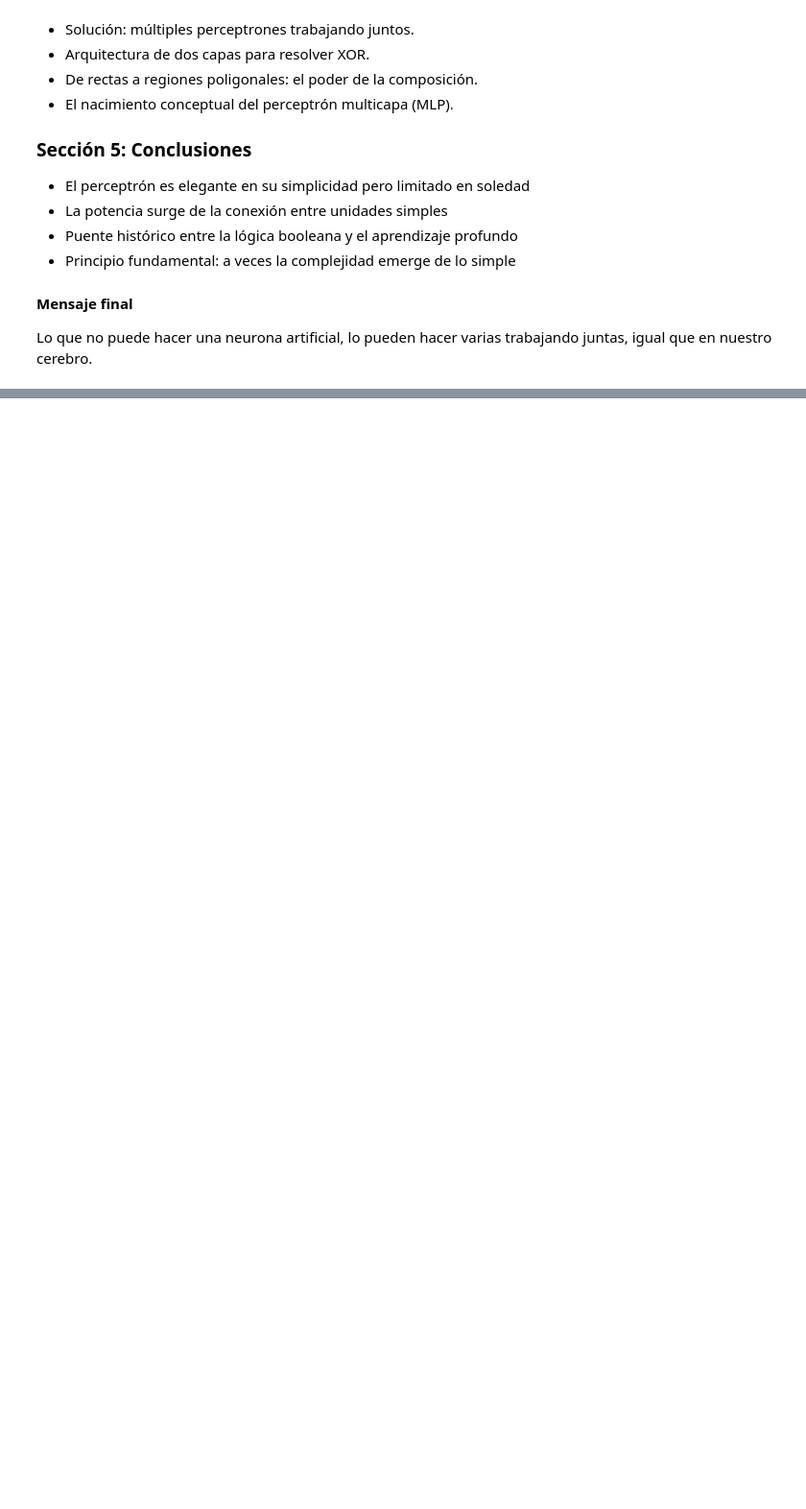
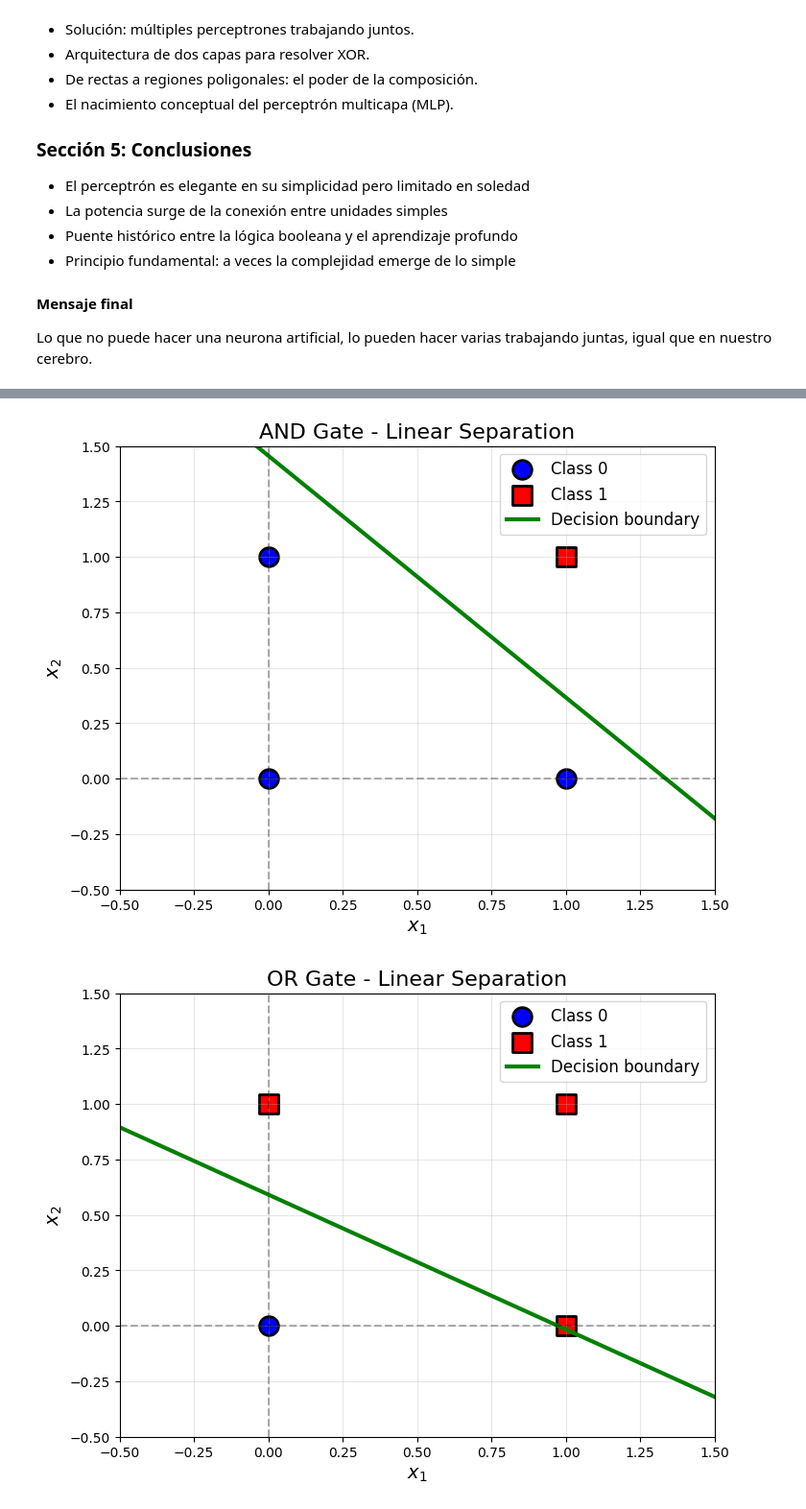
Before and after one commit to financieras/articulos, a Jupyter notebook: El_perceptron.ipynb, the cells around one changed output, grey strips where cells are left out. Shown at 96% size. Drawn from its saved outputs; the diff is of its cells as text; code cells hidden in the pictures; blank space fills up the shorter version.

```diff
--- a/El_perceptron.ipynb
+++ b/El_perceptron.ipynb
@@ -46,0 +398,19 @@ Lo que no puede hacer una neurona artificial, lo pueden hacer varias trabajando
+# %%
+# Training data for OR gate
+X_or = np.array([
+    [0, 0],
+    [0, 1],
+    [1, 0],
+    [1, 1]
+])
+y_or = np.array([0, 1, 1, 1])
+
+# Create and train perceptron
+perceptron_or = PerceptronWithLearning(n_inputs=2, learning_rate=0.1)
+errors_or = perceptron_or.train(X_or, y_or, epochs=100)
+
+# Test the trained perceptron
+print("\nOR Gate - Predictions:")
+for x, y_true in zip(X_or, y_or):
+    y_pred = perceptron_or.predict(x)
+    print(f"Input: {x} | True: {y_true} | Predicted: {y_pred}")
@@ -46,0 +429,49 @@ Lo que no puede hacer una neurona artificial, lo pueden hacer varias trabajando
+# %%
+import matplotlib.pyplot as plt
+
+def plot_decision_boundary(perceptron, X, y, title):
+    """
+    Plot the decision boundary learned by the perceptron.
+
+    Args:
+        perceptron: Trained perceptron
+        X: Input data
+        y: True labels
+        title: Plot title
+    """
+    plt.figure(figsize=(8, 6))
+
+    # Plot data points
+    for i, label in enumerate([0, 1]):
+        mask = y == label
+        marker = 'o' if label == 0 else 's'
+        color = 'blue' if label == 0 else 'red'
+        plt.scatter(X[mask, 0], X[mask, 1],
+                   c=color, s=200, marker=marker,
+                   label=f'Class {label}', edgecolors='k', linewidth=2)
+
+    # Plot decision boundary
+    x1_vals = np.linspace(-0.5, 1.5, 100)
+    # Solve for x2: w1*x1 + w2*x2 + b = 0
+    if perceptron.weights[1] != 0:
+        x2_vals = -(perceptron.weights[0] * x1_vals + perceptron.bias) / perceptron.weights[1]
+        plt.plot(x1_vals, x2_vals, 'g-', linewidth=3, label='Decision boundary')
+
+    plt.xlabel('$x_1$', fontsize=14)
+    plt.ylabel('$x_2$', fontsize=14)
+    plt.title(title, fontsize=16)
+    plt.legend(fontsize=12)
+    plt.grid(True, alpha=0.3)
+    plt.xlim(-0.5, 1.5)
+    plt.ylim(-0.5, 1.5)
+    plt.axhline(0, color='k', linestyle='--', alpha=0.3)
+    plt.axvline(0, color='k', linestyle='--', alpha=0.3)
+
+    plt.show()
+
+# Visualize both gates
+plot_decision_boundary(perceptron_and, X_and, y_and, 'AND Gate - Linear Separation')
+plot_decision_boundary(perceptron_or, X_or, y_or, 'OR Gate - Linear Separation')
+# %% [output]
+[figure, added]
+[figure, added]
```
Also changed, not shown: parts of 14 cells of this notebook.
